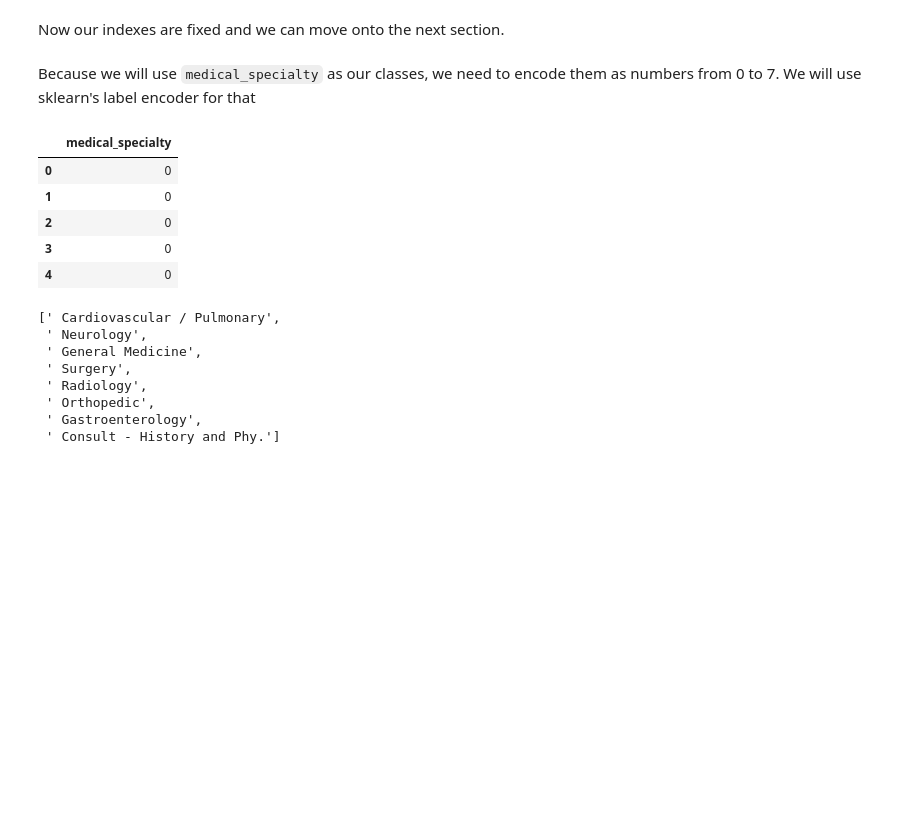
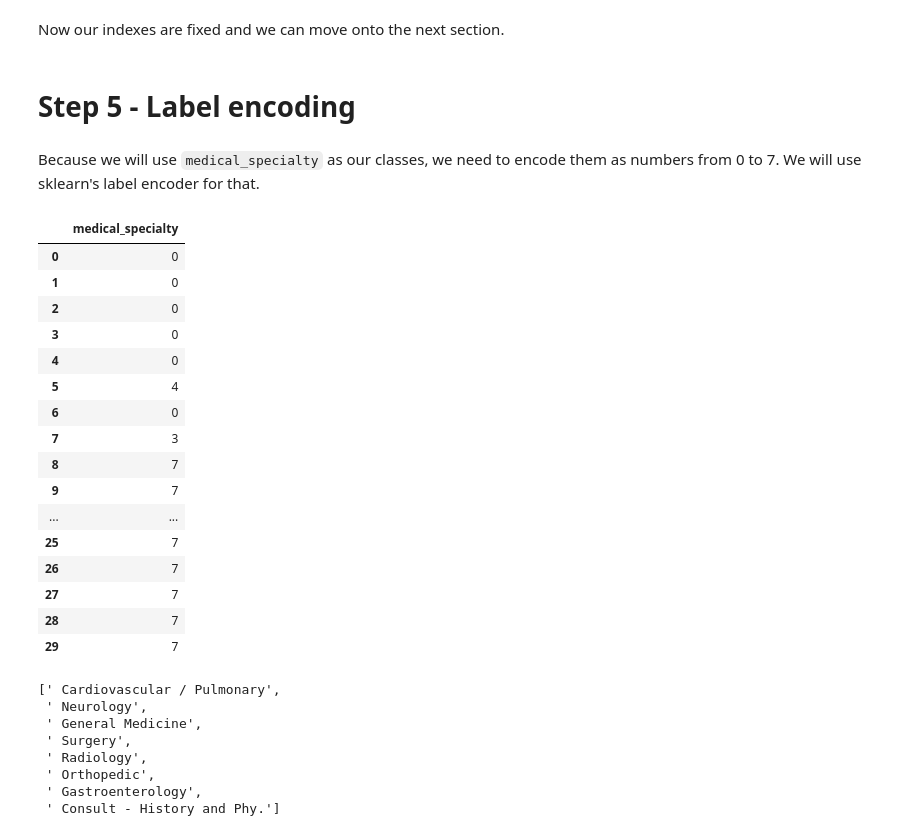
Before and after one commit to socd06/SyferText, a Jupyter notebook: tutorials/usecases/UC02 - Medical Text Classification - Private Datasets - (Secure Training).ipynb, the cells around one changed output. Saved outputs shown, nothing was run; the diff lists cells and outputs as text; code cells hidden in the pictures; blank space fills up the shorter version.

Commit message:
Completed data exploration and label encoding in tutorial UC02

```diff
--- a/tutorials/usecases/UC02 - Medical Text Classification - Private Datasets - (Secure Training).ipynb
+++ b/tutorials/usecases/UC02 - Medical Text Classification - Private Datasets - (Secure Training).ipynb
@@ -264,21 +264,34 @@ X_filtered.head()
 | 4 | Cardiovascular / Pulmonary | 2-D STUDY,1. Mild aortic stenosis... |
 # %% [markdown]
 Now our indexes are fixed and we can move onto the next section.
+# %% [markdown]
+# Step 5 - Label encoding
 # %% [markdown]
-Because we will use `medical_specialty` as our classes, we need to encode them as numbers from 0 to 7. We will use sklearn's label encoder for that
+Because we will use `medical_specialty` as our classes, we need to encode them as numbers from 0 to 7. We will use sklearn's label encoder for that.
 # %%
 from sklearn.preprocessing import LabelEncoder
 
 cat_features = ['medical_specialty']
 encoder = LabelEncoder()
 
 # Apply the label encoder to each column
 encoded = X_filtered[cat_features].apply(encoder.fit_transform)
-encoded.head()
+encoded.head(30)
 # %% [output]
 |  | medical_specialty |
 | 0 | 0 |
 | 1 | 0 |
 | 2 | 0 |
 | 3 | 0 |
 | 4 | 0 |
+| 5 | 4 |
+| 6 | 0 |
+| 7 | 3 |
+| 8 | 7 |
+| 9 | 7 |
+| ... | ... |
+| 25 | 7 |
+| 26 | 7 |
+| 27 | 7 |
+| 28 | 7 |
+| 29 | 7 |
```
Also changed, not shown: parts of 6 cells of this notebook.
